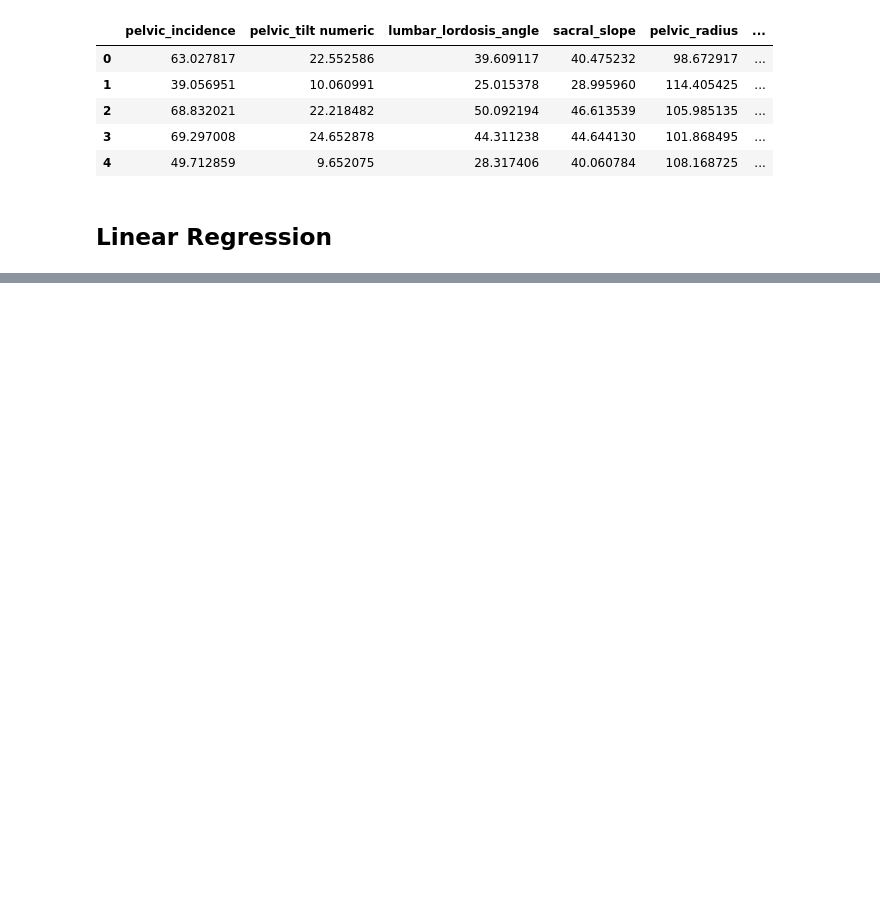
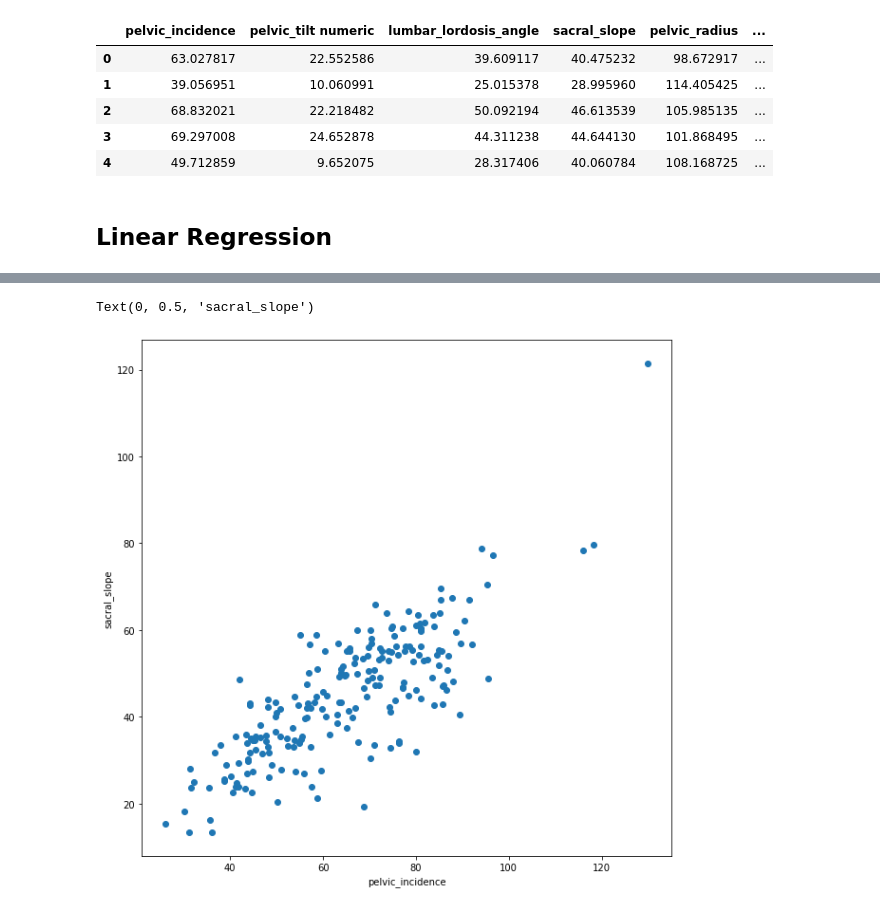
Before and after one commit to adoumadje/intro_mach_learning, a Jupyter notebook: homeWork/Regression1.ipynb, the cells around one changed output, grey strips where cells are left out. Cells and saved outputs as stored; diff of their text form; code cells hidden in the pictures; blank space fills up the shorter version.

```diff
--- a/homeWork/Regression1.ipynb
+++ b/homeWork/Regression1.ipynb
@@ -20,5 +29,10 @@ y = np.array(data1.loc[:,'sacral_slope']).reshape(-1,1)
 # %%
 # scatter
-import pandas as pd
+import matplotlib.pyplot as plt
 plt.figure(figsize=[10,10])
-plt.scatter(x=x,y)
+plt.scatter(x=x,y=y)
+plt.xlabel('pelvic_incidence')
+plt.ylabel('sacral_slope')
+# %% [output]
+Text(0, 0.5, 'sacral_slope')
+[figure, added]
```
Also changed, not shown: parts of 22 cells of this notebook, 1 other file.
